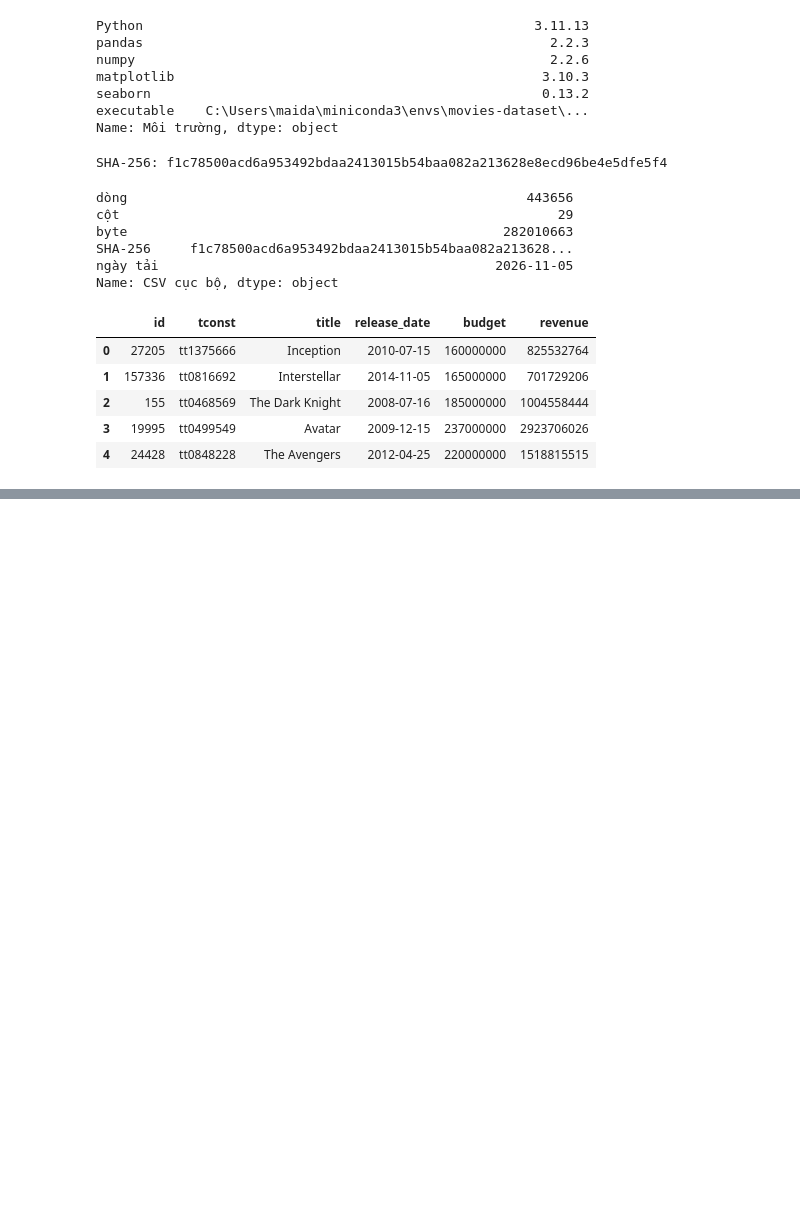
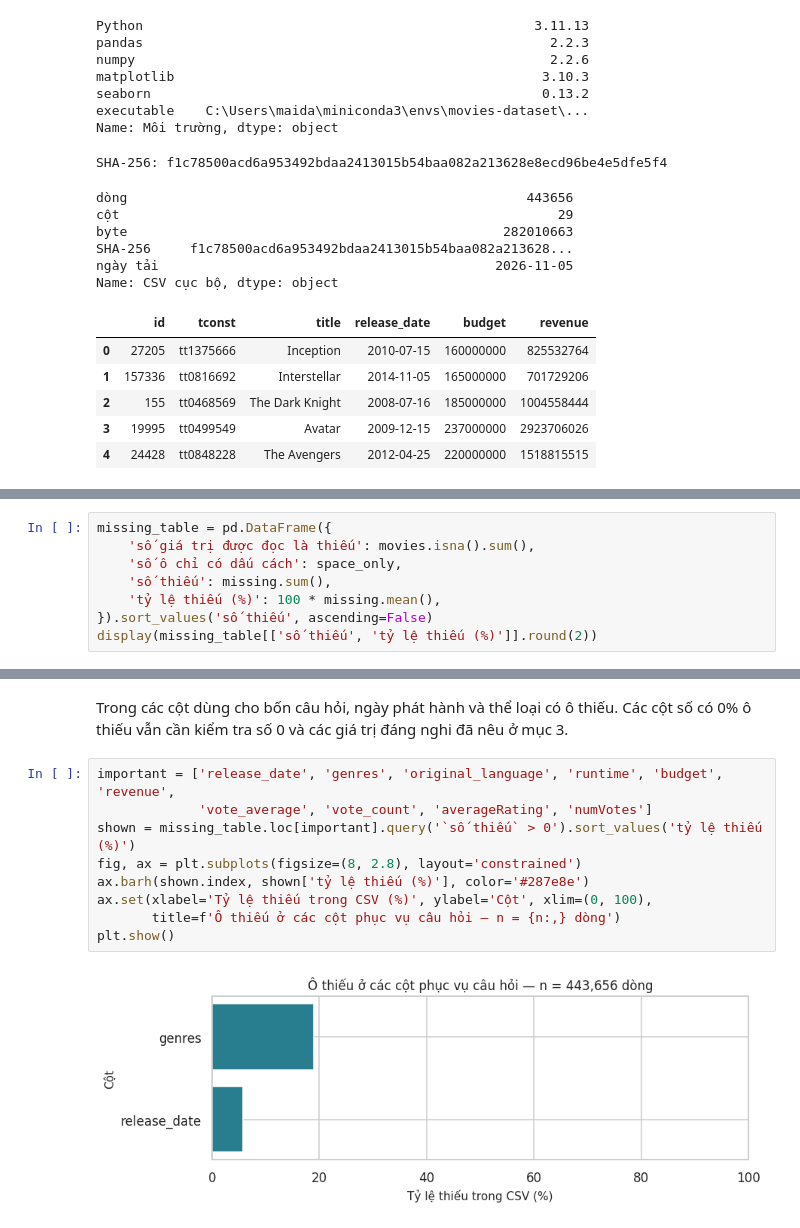
Before and after one commit to tranthuankhang/Movies-Dataset, a Jupyter notebook: notebooks/01_collection_exploration.ipynb, the cells around one changed output, grey strips where cells are left out. Cells and saved outputs as stored; diff of their text form; blank space fills up the shorter version.

```diff
--- a/notebooks/01_collection_exploration.ipynb
+++ b/notebooks/01_collection_exploration.ipynb
@@ -1521,0 +912,8 @@ print('Đã kiểm tra nguồn và các mẫu Q1–Q4. SHA-256 CSV khớp trư
+# %%
+missing_table = pd.DataFrame({
+    'số giá trị được đọc là thiếu': movies.isna().sum(),
+    'số ô chỉ có dấu cách': space_only,
+    'số thiếu': missing.sum(),
+    'tỷ lệ thiếu (%)': 100 * missing.mean(),
+}).sort_values('số thiếu', ascending=False)
+display(missing_table[['số thiếu', 'tỷ lệ thiếu (%)']].round(2))
@@ -1521,0 +947,13 @@ print('Đã kiểm tra nguồn và các mẫu Q1–Q4. SHA-256 CSV khớp trư
+# %% [markdown]
+Trong các cột dùng cho bốn câu hỏi, ngày phát hành và thể loại có ô thiếu. Các cột số có 0% ô thiếu vẫn cần kiểm tra số 0 và các giá trị đáng nghi đã nêu ở mục 3.
+# %%
+important = ['release_date', 'genres', 'original_language', 'runtime', 'budget', 'revenue',
+             'vote_average', 'vote_count', 'averageRating', 'numVotes']
+shown = missing_table.loc[important].query('`số thiếu` > 0').sort_values('tỷ lệ thiếu (%)')
+fig, ax = plt.subplots(figsize=(8, 2.8), layout='constrained')
+ax.barh(shown.index, shown['tỷ lệ thiếu (%)'], color='#287e8e')
+ax.set(xlabel='Tỷ lệ thiếu trong CSV (%)', ylabel='Cột', xlim=(0, 100),
+       title=f'Ô thiếu ở các cột phục vụ câu hỏi — n = {n:,} dòng')
+plt.show()
+# %% [output]
+[figure, added]
```
Also changed, not shown: parts of 158 cells of this notebook, 2 other files.
